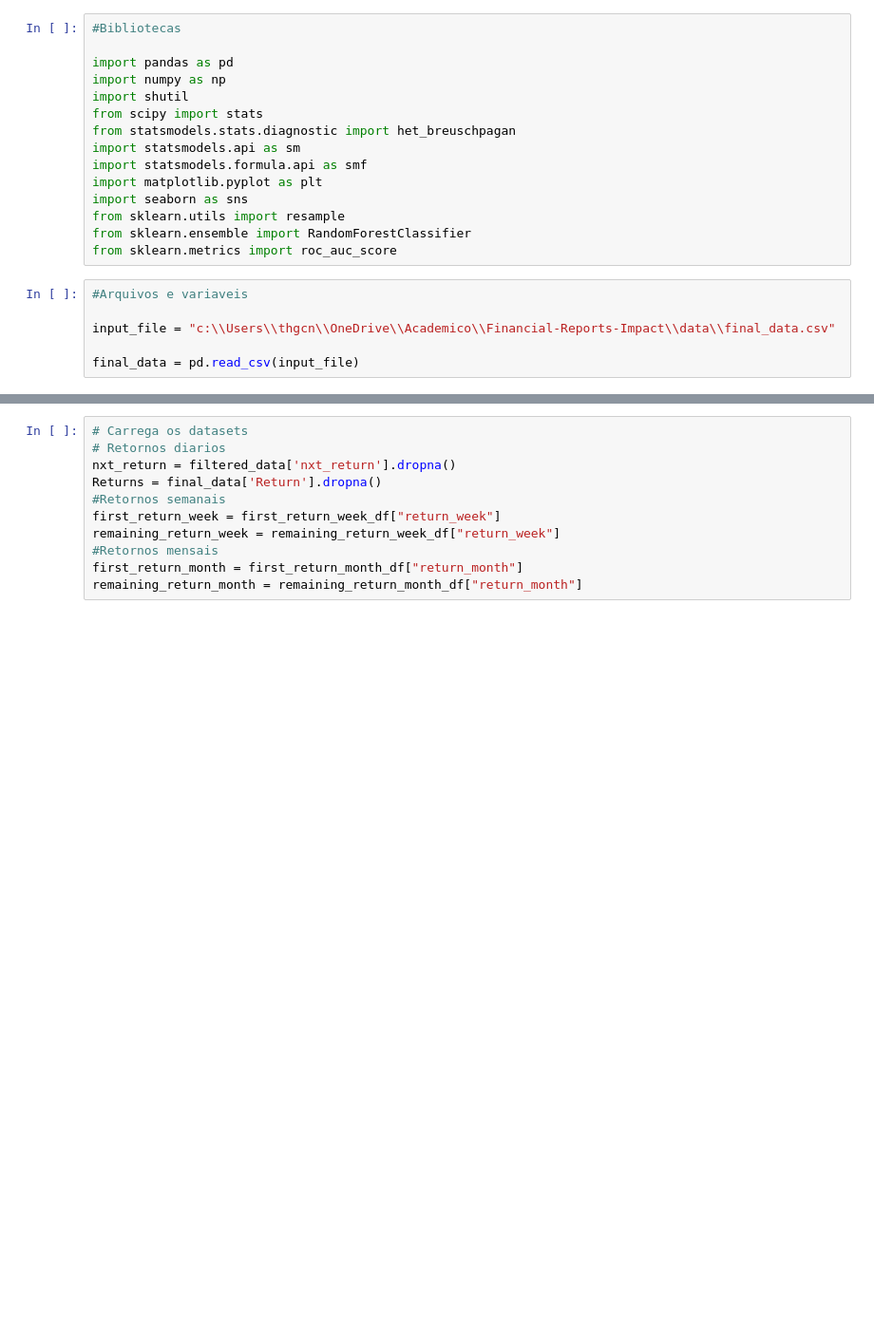
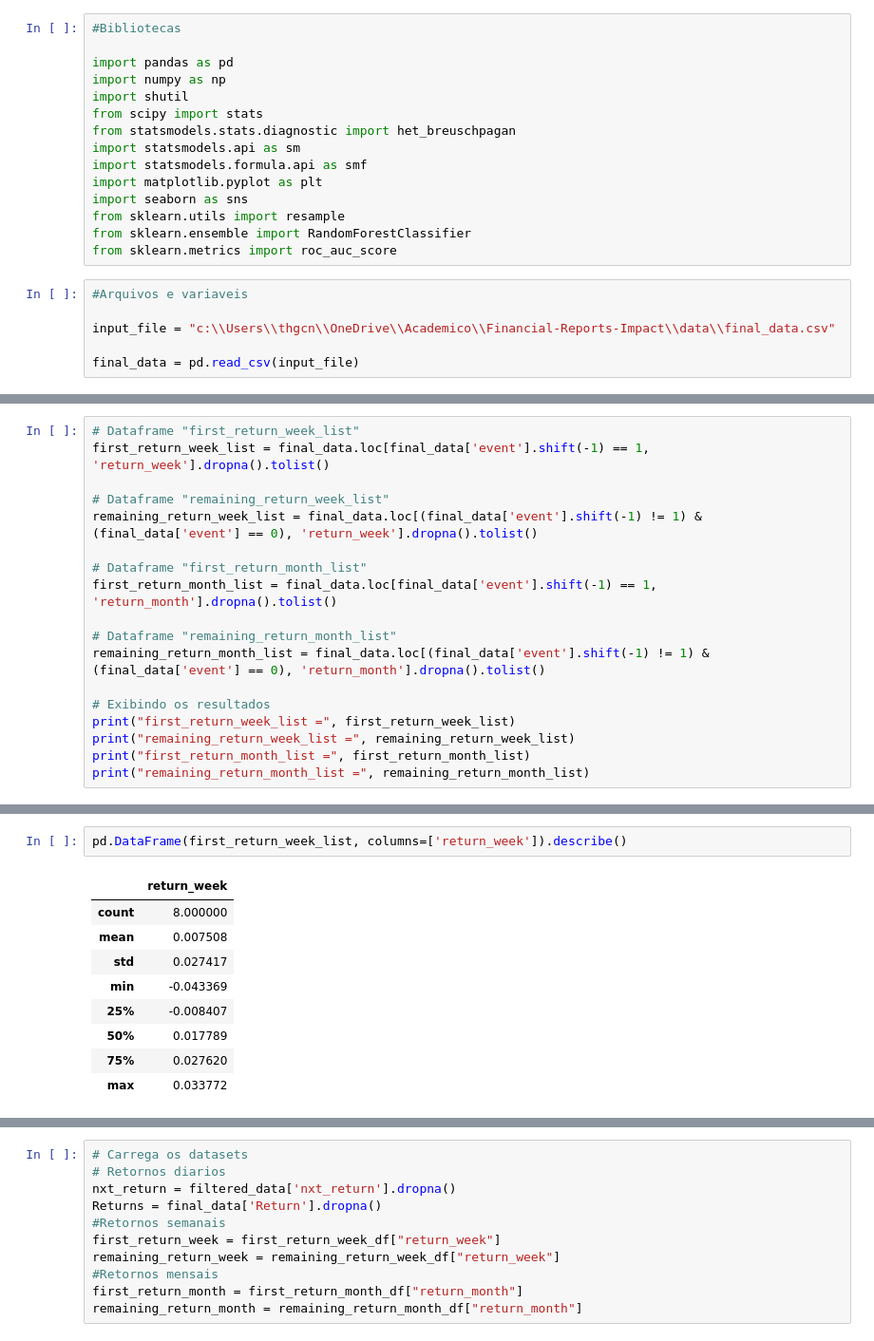
Before and after one commit to thgcns/Financial-Reports-Impact, a Jupyter notebook: 2 - Testes estatisticos.ipynb, the cells around one changed output, grey strips where cells are left out. Shown at 95% size. Cells and saved outputs as stored; diff of their text form; blank space fills up the shorter version.

Commit message:
Separação de dataframes

```diff
--- a/2 - Testes estatisticos.ipynb
+++ b/2 - Testes estatisticos.ipynb
@@ -86,3 +96,21 @@ def separate_returns(final_data):
 
 # Aplicar a função ao DataFrame
 first_return_week_df, remaining_return_week_df, first_return_month_df, remaining_return_month_df = separate_returns(final_data)
+# %%
+# Dataframe "first_return_week_list"
+first_return_week_list = final_data.loc[final_data['event'].shift(-1) == 1, 'return_week'].dropna().tolist()
+
+# Dataframe "remaining_return_week_list"
+remaining_return_week_list = final_data.loc[(final_data['event'].shift(-1) != 1) & (final_data['event'] == 0), 'return_week'].dropna().tolist()
+
+# Dataframe "first_return_month_list"
+first_return_month_list = final_data.loc[final_data['event'].shift(-1) == 1, 'return_month'].dropna().tolist()
+
+# Dataframe "remaining_return_month_list"
+remaining_return_month_list = final_data.loc[(final_data['event'].shift(-1) != 1) & (final_data['event'] == 0), 'return_month'].dropna().tolist()
+
+# Exibindo os resultados
+print("first_return_week_list =", first_return_week_list)
+print("remaining_return_week_list =", remaining_return_week_list)
+print("first_return_month_list =", first_return_month_list)
+print("remaining_return_month_list =", remaining_return_month_list)
@@ -88,0 +122,12 @@ first_return_week_df, remaining_return_week_df, first_return_month_df, remaining
+# %%
+pd.DataFrame(first_return_week_list, columns=['return_week']).describe()
+# %% [output]
+|  | return_week |
+| count | 8.000000 |
+| mean | 0.007508 |
+| std | 0.027417 |
+| min | -0.043369 |
+| 25% | -0.008407 |
+| 50% | 0.017789 |
+| 75% | 0.027620 |
+| max | 0.033772 |
```
Also changed, not shown: parts of 8 cells of this notebook, 2 other files.
